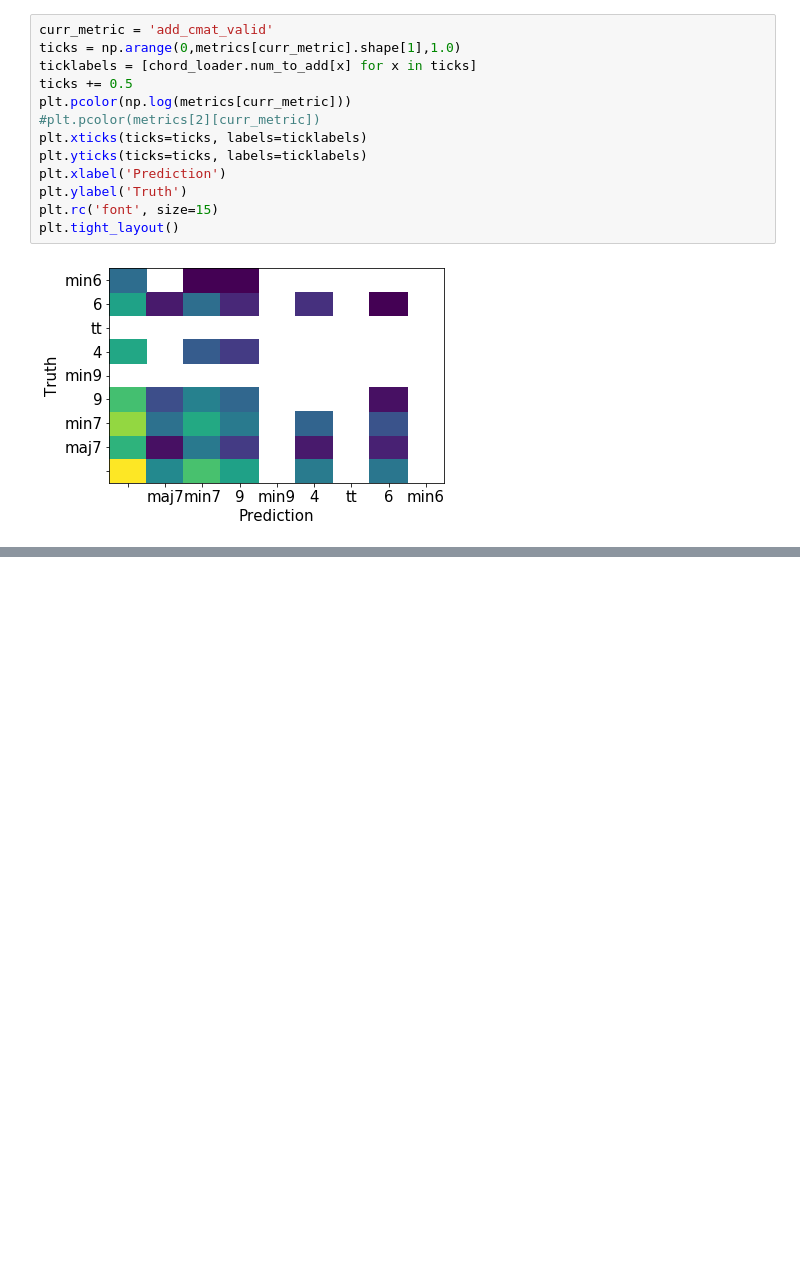
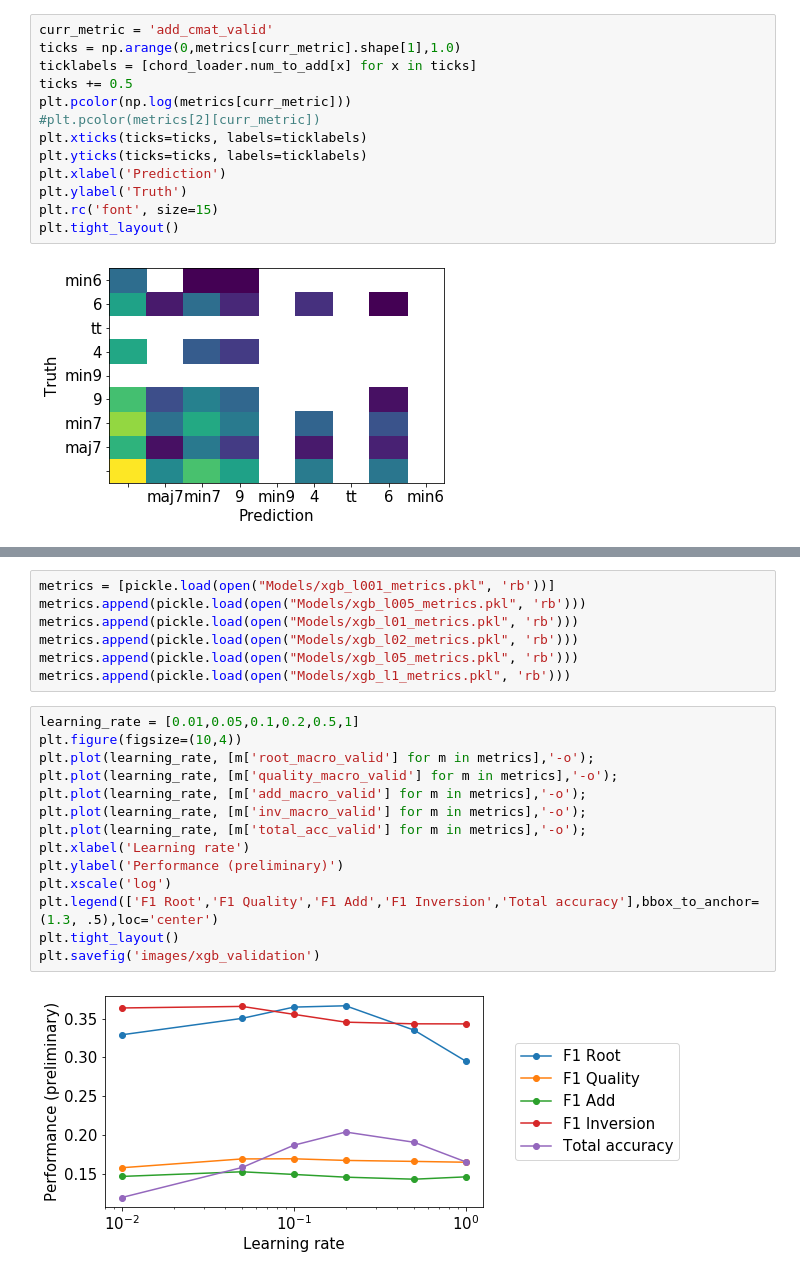
Before and after one commit to tristanlmiller/auto-guitar-tabs, a Jupyter notebook: Other models.ipynb, the cells around one changed output, grey strips where cells are left out. Drawn from its saved outputs; the diff is of its cells as text; blank space fills up the shorter version.

Commit message:
calculate macro F1 metrics

```diff
--- a/Other models.ipynb
+++ b/Other models.ipynb
@@ -424,0 +421,23 @@ python chord_train.py full xgb_l001 xgb --frac 0.05 --metrics --params T 30 10 0
+# %%
+metrics = [pickle.load(open("Models/xgb_l001_metrics.pkl", 'rb'))]
+metrics.append(pickle.load(open("Models/xgb_l005_metrics.pkl", 'rb')))
+metrics.append(pickle.load(open("Models/xgb_l01_metrics.pkl", 'rb')))
+metrics.append(pickle.load(open("Models/xgb_l02_metrics.pkl", 'rb')))
+metrics.append(pickle.load(open("Models/xgb_l05_metrics.pkl", 'rb')))
+metrics.append(pickle.load(open("Models/xgb_l1_metrics.pkl", 'rb')))
+# %%
+learning_rate = [0.01,0.05,0.1,0.2,0.5,1]
+plt.figure(figsize=(10,4))
+plt.plot(learning_rate, [m['root_macro_valid'] for m in metrics],'-o');
+plt.plot(learning_rate, [m['quality_macro_valid'] for m in metrics],'-o');
+plt.plot(learning_rate, [m['add_macro_valid'] for m in metrics],'-o');
+plt.plot(learning_rate, [m['inv_macro_valid'] for m in metrics],'-o');
+plt.plot(learning_rate, [m['total_acc_valid'] for m in metrics],'-o');
+plt.xlabel('Learning rate')
+plt.ylabel('Performance (preliminary)')
+plt.xscale('log')
+plt.legend(['F1 Root','F1 Quality','F1 Add','F1 Inversion','Total accuracy'],bbox_to_anchor=(1.3, .5),loc='center')
+plt.tight_layout()
+plt.savefig('images/xgb_validation')
+# %% [output]
+[figure, added]
```
Also changed, not shown: parts of 6 cells of this notebook, 7 other files.
